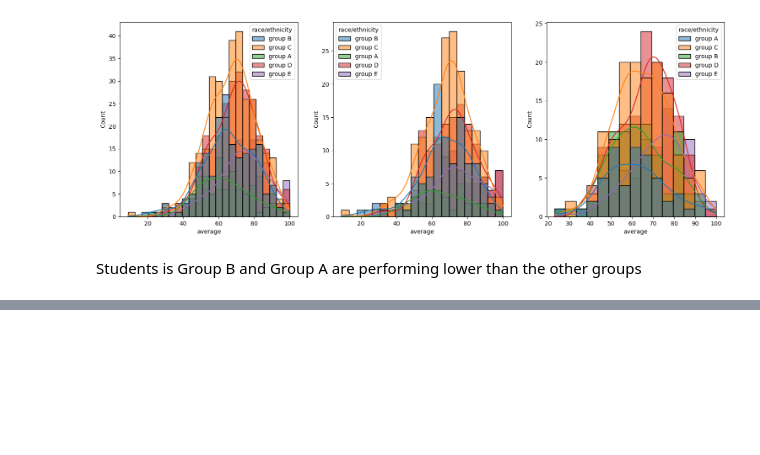
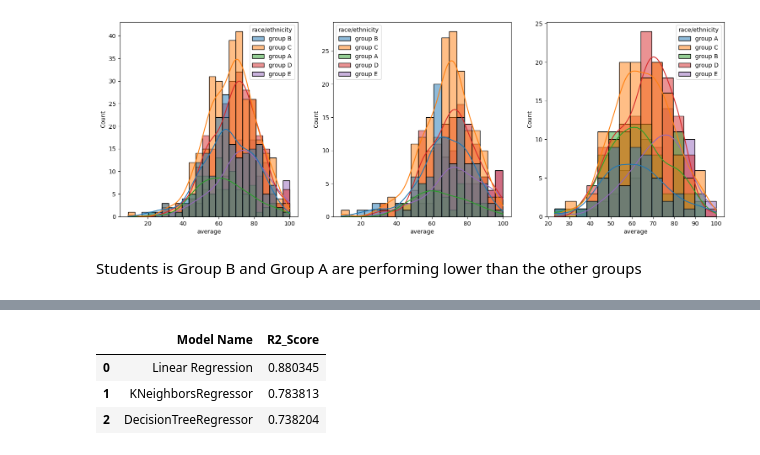
Before and after one commit to Bpriya42/mlproject, a Jupyter notebook: notebook/student_performance_eda&training.ipynb, the cells around one changed output, grey strips where cells are left out. Saved outputs shown, nothing was run; the diff lists cells and outputs as text; code cells hidden in the pictures; blank space fills up the shorter version.

```diff
--- a/notebook/trial.ipynb
+++ b/notebook/student_performance_eda&training.ipynb
@@ -227,0 +347,7 @@ Students is Group B and Group A are performing lower than the other groups
+# %%
+def evaluate(true, predicted):
+    mae = mean_absolute_error(true,predicted)
+    rmse = np.sqrt(mean_squared_error(true,predicted))
+    r2_square = r2_score(true,predicted)
+
+    return mae, rmse, r2_square
@@ -227,0 +404,7 @@ Students is Group B and Group A are performing lower than the other groups
+# %%
+pd.DataFrame(list(zip(model_name, r2_list)), columns=['Model Name', 'R2_Score']).sort_values(by=["R2_Score"],ascending=False)
+# %% [output]
+|  | Model Name | R2_Score |
+| 0 | Linear Regression | 0.880345 |
+| 1 | KNeighborsRegressor | 0.783813 |
+| 2 | DecisionTreeRegressor | 0.738204 |
```
Also changed, not shown: parts of 21 cells of this notebook.
